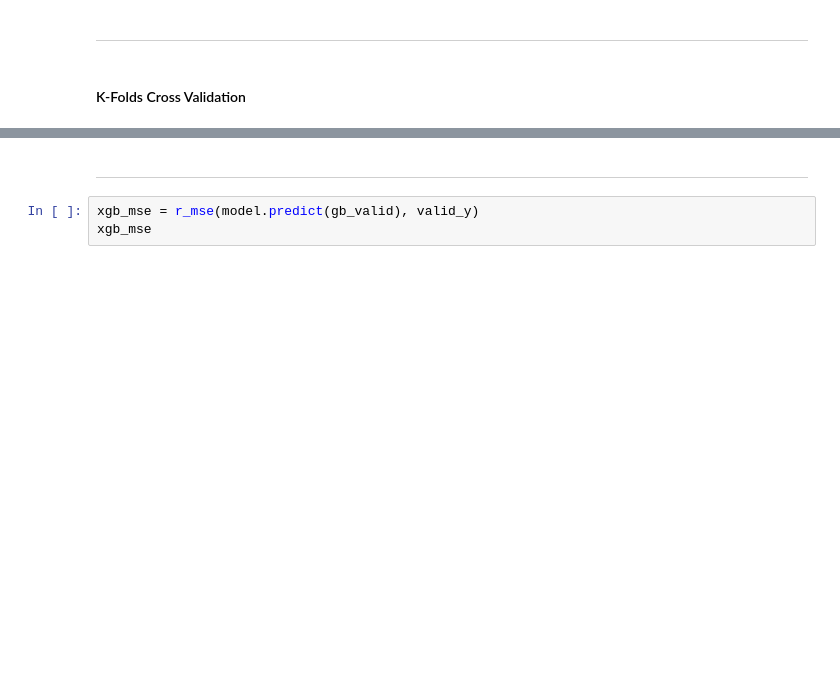
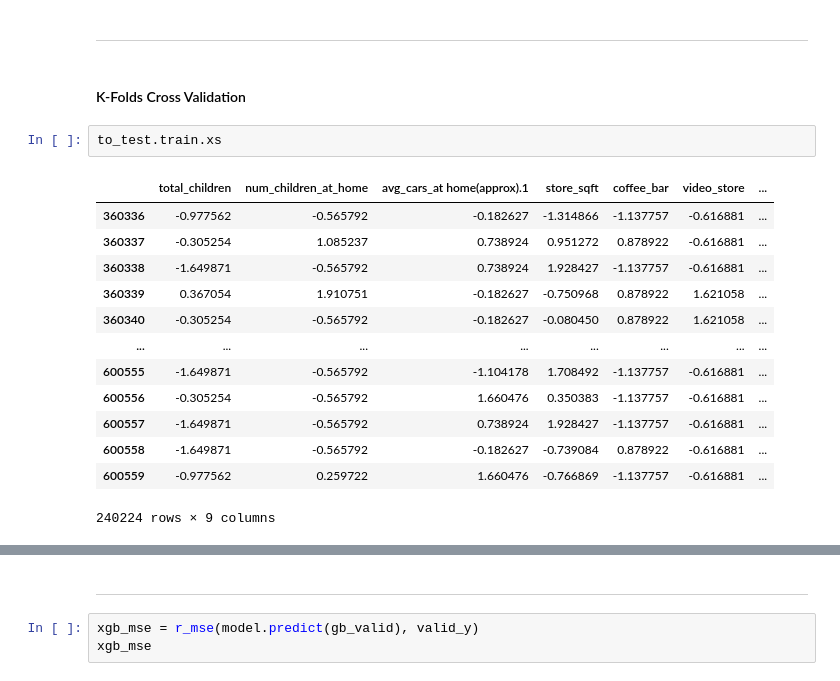
Before and after one commit to peterbull/s03e11_media, a Jupyter notebook: media_campaign_cost_boost.ipynb, the cells around one changed output, grey strips where cells are left out. Saved outputs shown, nothing was run; the diff lists cells and outputs as text; blank space fills up the shorter version.

```diff
--- a/media_campaign_cost_boost.ipynb
+++ b/media_campaign_cost_boost.ipynb
@@ -420,3 +421,19 @@ xgb_preds = model.predict(xgb.DMatrix(test_xs))
 ***
 # %% [markdown]
 #### K-Folds Cross Validation
+# %%
+to_test.train.xs
+# %% [output]
+|  | total_children | num_children_at_home | avg_cars_at home(approx).1 | store_sqft | coffee_bar | video_store | ... |
+| 360336 | -0.977562 | -0.565792 | -0.182627 | -1.314866 | -1.137757 | -0.616881 | ... |
+| 360337 | -0.305254 | 1.085237 | 0.738924 | 0.951272 | 0.878922 | -0.616881 | ... |
+| 360338 | -1.649871 | -0.565792 | 0.738924 | 1.928427 | -1.137757 | -0.616881 | ... |
+| 360339 | 0.367054 | 1.910751 | -0.182627 | -0.750968 | 0.878922 | 1.621058 | ... |
+| 360340 | -0.305254 | -0.565792 | -0.182627 | -0.080450 | 0.878922 | 1.621058 | ... |
+| ... | ... | ... | ... | ... | ... | ... | ... |
+| 600555 | -1.649871 | -0.565792 | -1.104178 | 1.708492 | -1.137757 | -0.616881 | ... |
+| 600556 | -0.305254 | -0.565792 | 1.660476 | 0.350383 | -1.137757 | -0.616881 | ... |
+| 600557 | -1.649871 | -0.565792 | 0.738924 | 1.928427 | -1.137757 | -0.616881 | ... |
+| 600558 | -1.649871 | -0.565792 | -0.182627 | -0.739084 | 0.878922 | -0.616881 | ... |
+| 600559 | -0.977562 | 0.259722 | 1.660476 | -0.766869 | -1.137757 | -0.616881 | ... |
+240224 rows × 9 columns
```
Also changed, not shown: parts of 11 cells of this notebook, 1 other file.
